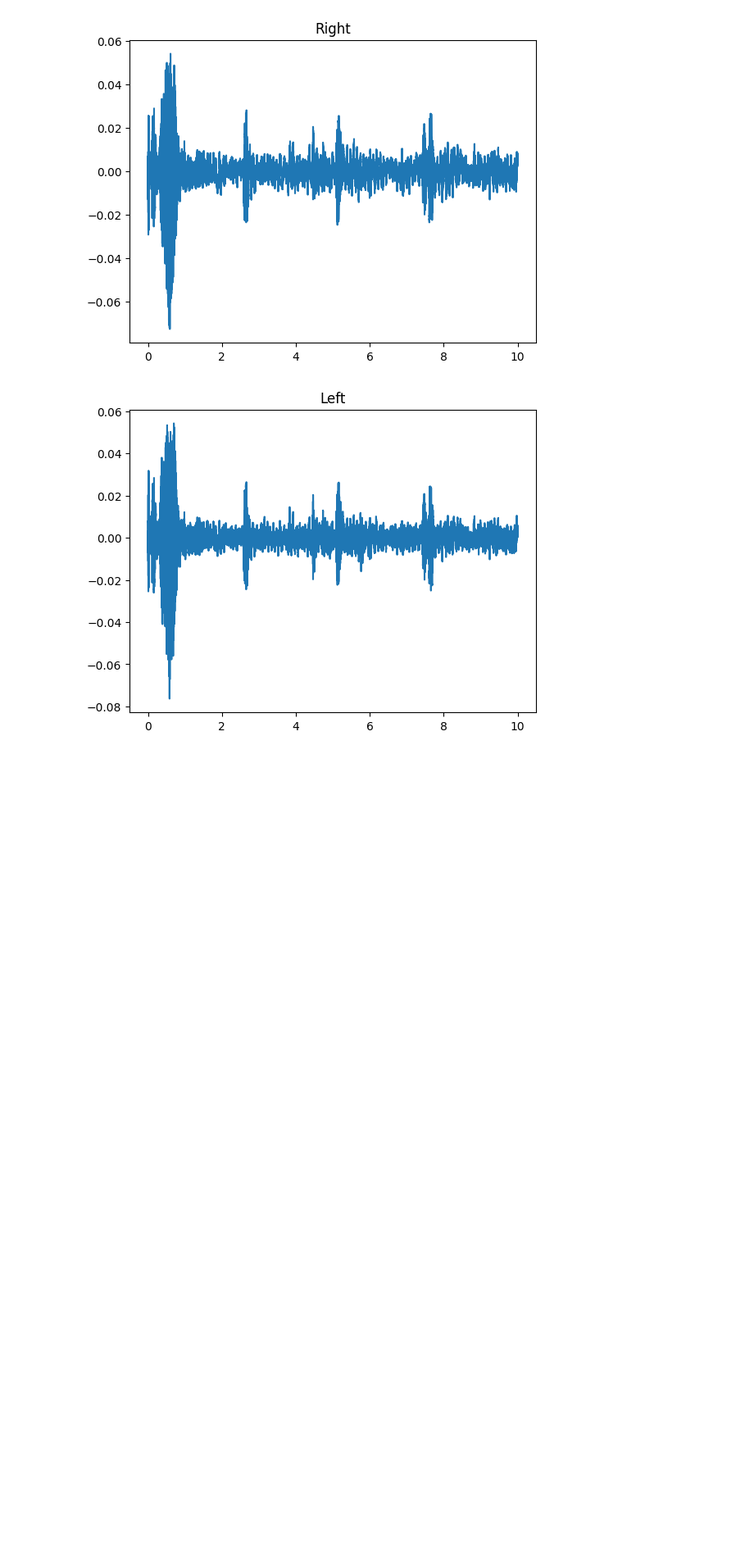
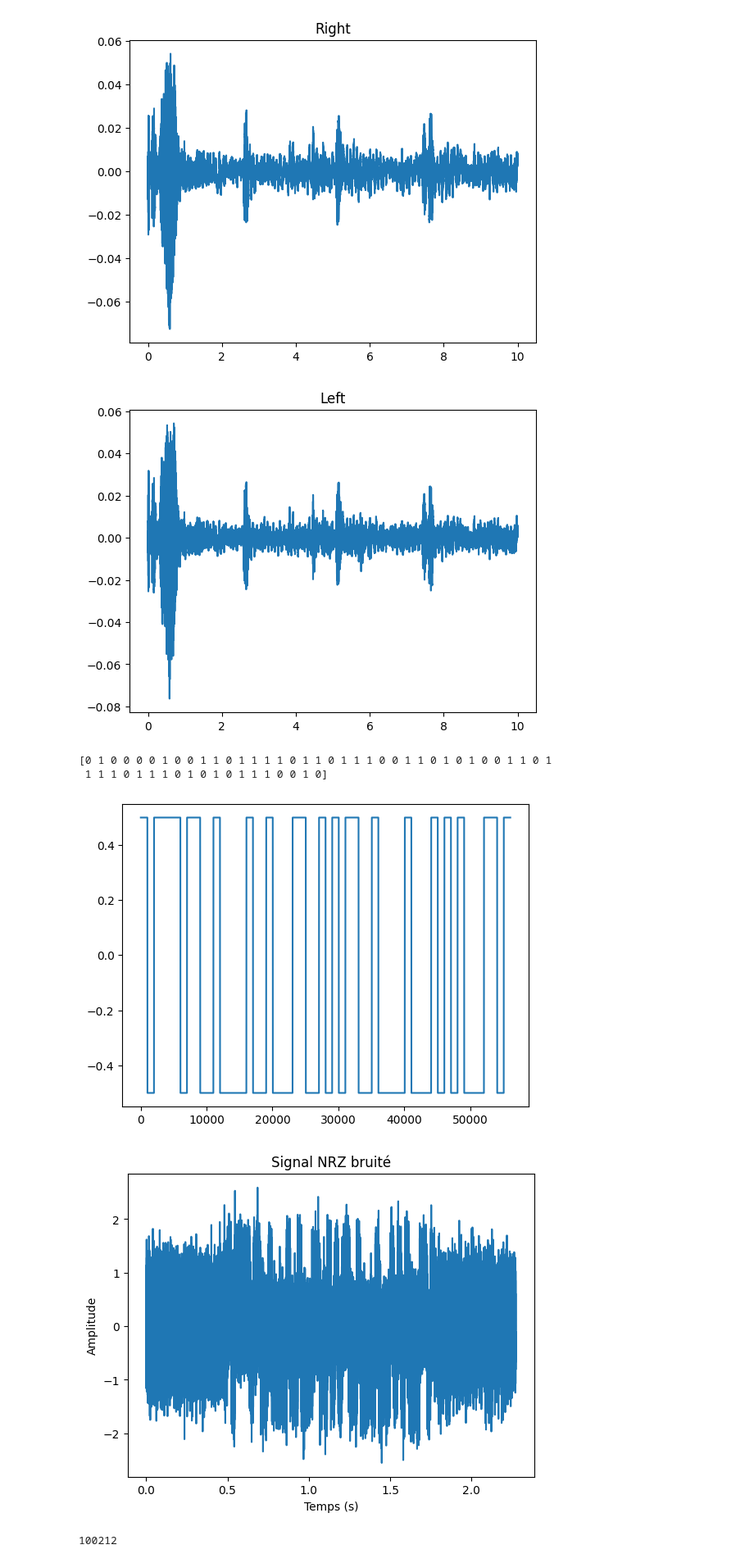
Before and after one commit to zuce68/ProjetFIP2A, a Jupyter notebook: test.ipynb, the cells around one changed output. Shown at 82% size. Drawn from its saved outputs; the diff is of its cells as text; code cells hidden in the pictures; blank space fills up the shorter version.

```diff
--- a/test.ipynb
+++ b/test.ipynb
@@ -34,3 +34,54 @@ plt.plot(n,data_left)
 [<matplotlib.lines.Line2D at 0x...>]
 [figure]
 [figure]
+# %%
+import comnumfip
+import sounddevice as sd
+from importlib import reload
+reload(comnumfip)
+
+import numpy as np
+
+def add_noise(signal, noise_level):
+    """Ajoute du bruit blanc gaussien à un signal
+
+    Args:
+        signal (np.ndarray): signal d'entrée
+        noise_level (float): niveau de bruit à ajouter
+
+    Returns:
+        np.ndarray: signal avec bruit ajouté
+    """
+    noise = np.random.normal(scale=noise_level, size=len(signal))
+    noisy_signal = signal + noise
+    return noisy_signal
+
+
+message="Bonjour"
+signal = comnumfip.NRZ_signal_generator(message)
+bruited_signal = add_noise(signal, 0.5)
+
+
+comnumfip.send_signal_to_canal(bruited_signal)
+
+comnumfip.plot_signal(bruited_signal)
+
+print(len(bruited_signal))
+
+T=44/44100
+fe = 44100#Fréquence d'échantillonnage
+Te = 1/fe
+t = np.arange(0,T,1/fe)# BAse de temps
+h =np.where((t>=0)&(t<=1),0.5,0)#Signal
+
+comnumfip.plot_signal(h)
+
+matched_filter = np.correlate(bruited_signal, h, mode='full')
+
+comnumfip.plot_signal(matched_filter)
+# %% [output]
+[0 1 0 0 0 0 1 0 0 1 1 0 1 1 1 1 0 1 1 0 1 1 1 0 0 1 1 0 1 0 1 0 0 1 1 0 1
+ 1 1 1 0 1 1 1 0 1 0 1 0 1 1 1 0 0 1 0]
+[figure, added]
+[figure, added]
+100212
```
Also changed, not shown: parts of 1 cell of this notebook, 1 other file.
